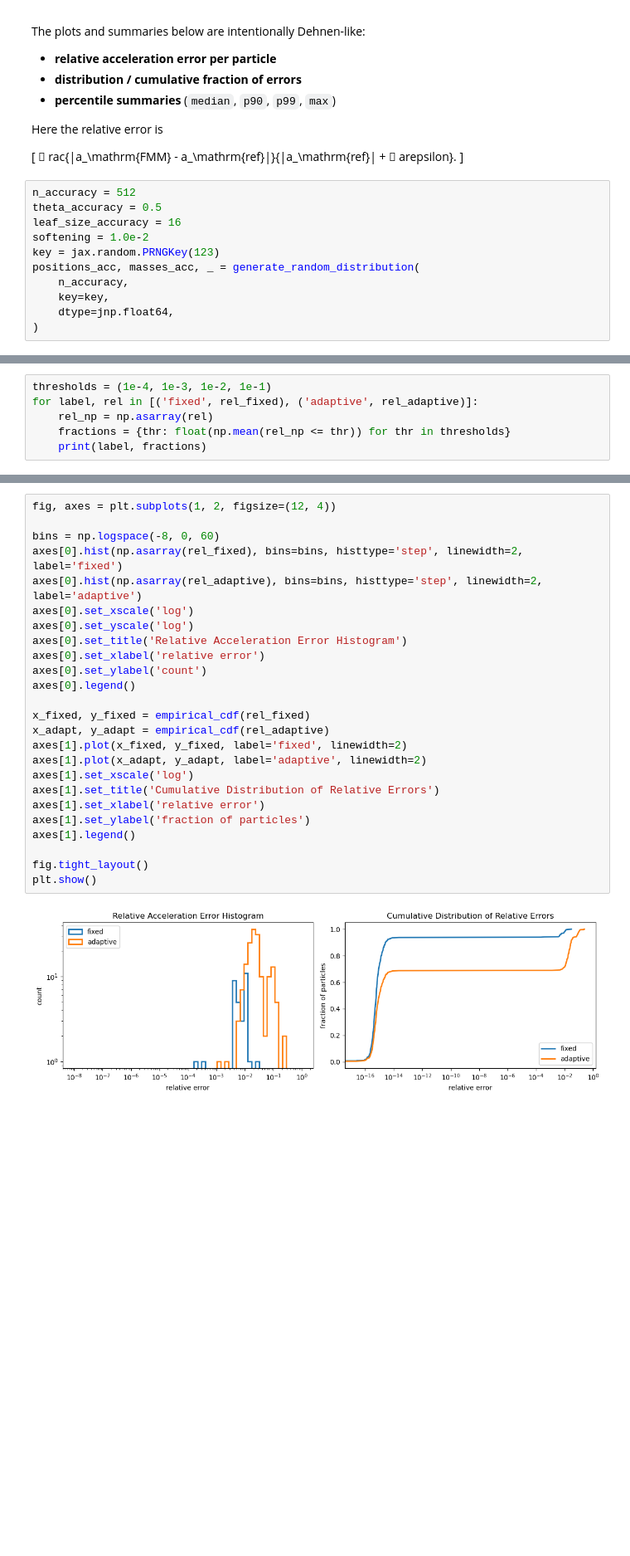
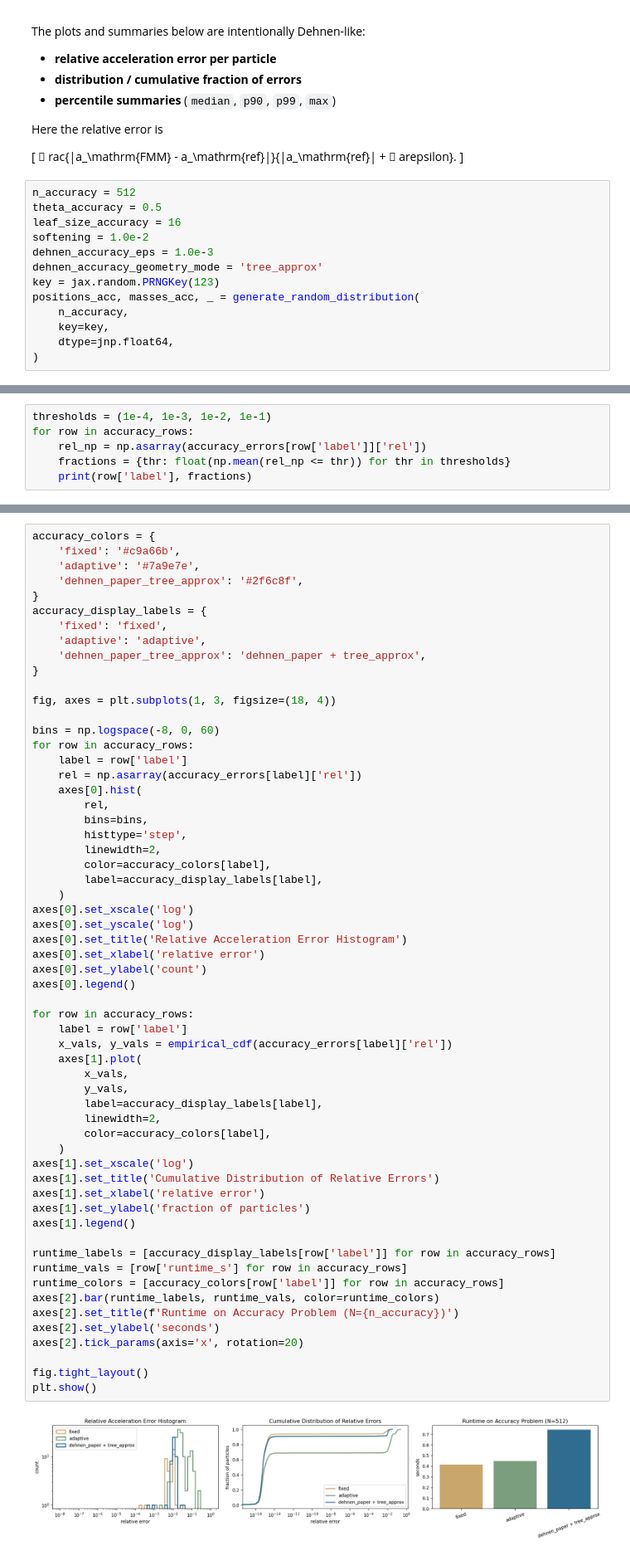
Before and after one commit to TobiBu/jaccpot, a Jupyter notebook: examples/adaptive_vs_fixed_benchmark.ipynb, the cells around one changed output, grey strips where cells are left out. Shown at 83% size. Saved outputs shown, nothing was run; the diff lists cells and outputs as text; blank space fills up the shorter version.

```diff
--- a/examples/adaptive_vs_fixed_benchmark.ipynb
+++ b/examples/adaptive_vs_fixed_benchmark.ipynb
@@ -491,6 +540,8 @@ n_accuracy = 512
 theta_accuracy = 0.5
 leaf_size_accuracy = 16
 softening = 1.0e-2
+dehnen_accuracy_eps = 1.0e-3
+dehnen_accuracy_geometry_mode = 'tree_approx'
 key = jax.random.PRNGKey(123)
 positions_acc, masses_acc, _ = generate_random_distribution(
     n_accuracy,
@@ -554,9 +671,9 @@ NameError: name 'p_gears' is not defined
 # %%
 thresholds = (1e-4, 1e-3, 1e-2, 1e-1)
-for label, rel in [('fixed', rel_fixed), ('adaptive', rel_adaptive)]:
-    rel_np = np.asarray(rel)
+for row in accuracy_rows:
+    rel_np = np.asarray(accuracy_errors[row['label']]['rel'])
     fractions = {thr: float(np.mean(rel_np <= thr)) for thr in thresholds}
-    print(label, fractions)
+    print(row['label'], fractions)
 # %% [output]
 fixed {0.0001: 0.9375, 0.001: 0.94140625, 0.01: 0.98046875, 0.1: 1.0}
 adaptive {0.0001: 0.6875, 0.001: 0.6875, 0.01: 0.712890625, 0.1: 0.98046875}
@@ -563,30 +681,64 @@ adaptive {0.0001: 0.6875, 0.001: 0.6875, 0.01: 0.712890625, 0.1: 0.98046875}
 # %%
-fig, axes = plt.subplots(1, 2, figsize=(12, 4))
+accuracy_colors = {
+    'fixed': '#c9a66b',
+    'adaptive': '#7a9e7e',
+    'dehnen_paper_tree_approx': '#2f6c8f',
+}
+accuracy_display_labels = {
+    'fixed': 'fixed',
+    'adaptive': 'adaptive',
+    'dehnen_paper_tree_approx': 'dehnen_paper + tree_approx',
+}
+
+fig, axes = plt.subplots(1, 3, figsize=(18, 4))
 
 bins = np.logspace(-8, 0, 60)
-axes[0].hist(np.asarray(rel_fixed), bins=bins, histtype='step', linewidth=2, label='fixed')
-axes[0].hist(np.asarray(rel_adaptive), bins=bins, histtype='step', linewidth=2, label='adaptive')
+for row in accuracy_rows:
+    label = row['label']
+    rel = np.asarray(accuracy_errors[label]['rel'])
+    axes[0].hist(
+        rel,
+        bins=bins,
+        histtype='step',
+        linewidth=2,
+        color=accuracy_colors[label],
+        label=accuracy_display_labels[label],
+    )
 axes[0].set_xscale('log')
 axes[0].set_yscale('log')
 axes[0].set_title('Relative Acceleration Error Histogram')
 axes[0].set_xlabel('relative error')
 axes[0].set_ylabel('count')
 axes[0].legend()
 
-x_fixed, y_fixed = empirical_cdf(rel_fixed)
-x_adapt, y_adapt = empirical_cdf(rel_adaptive)
-axes[1].plot(x_fixed, y_fixed, label='fixed', linewidth=2)
-axes[1].plot(x_adapt, y_adapt, label='adaptive', linewidth=2)
+for row in accuracy_rows:
+    label = row['label']
+    x_vals, y_vals = empirical_cdf(accuracy_errors[label]['rel'])
+    axes[1].plot(
+        x_vals,
+        y_vals,
+        label=accuracy_display_labels[label],
+        linewidth=2,
+        color=accuracy_colors[label],
+    )
 axes[1].set_xscale('log')
 axes[1].set_title('Cumulative Distribution of Relative Errors')
 axes[1].set_xlabel('relative error')
 axes[1].set_ylabel('fraction of particles')
 axes[1].legend()
 
+runtime_labels = [accuracy_display_labels[row['label']] for row in accuracy_rows]
+runtime_vals = [row['runtime_s'] for row in accuracy_rows]
+runtime_colors = [accuracy_colors[row['label']] for row in accuracy_rows]
+axes[2].bar(runtime_labels, runtime_vals, color=runtime_colors)
+axes[2].set_title(f'Runtime on Accuracy Problem (N={n_accuracy})')
+axes[2].set_ylabel('seconds')
+axes[2].tick_params(axis='x', rotation=20)
+
 fig.tight_layout()
 plt.show()
 # %% [output]
-[figure, old version]
+[figure, new version]
 # %% [markdown]
 ## Adaptive Error-Model Sweep
 
```
Also changed, not shown: parts of 13 cells of this notebook.
